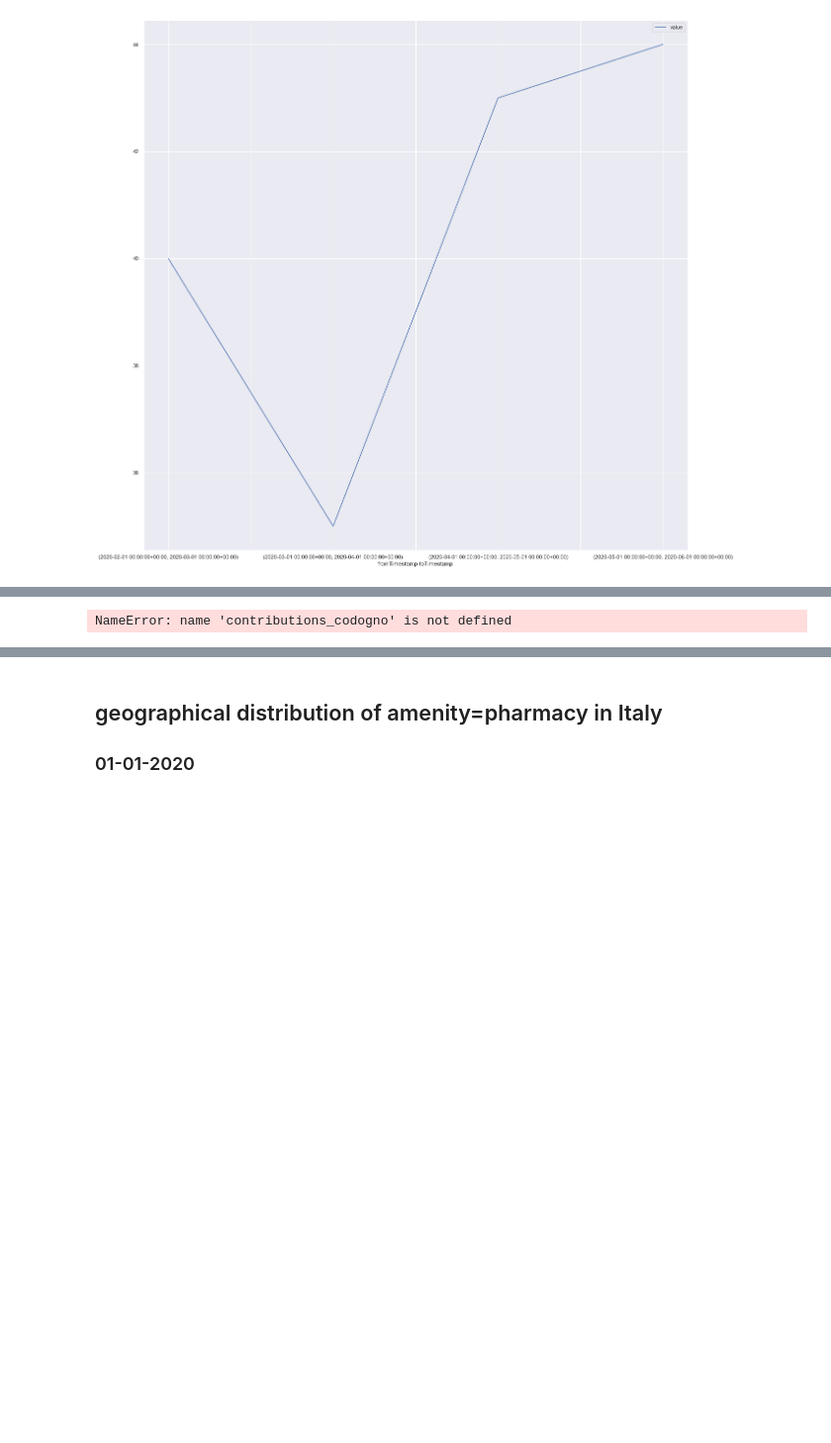
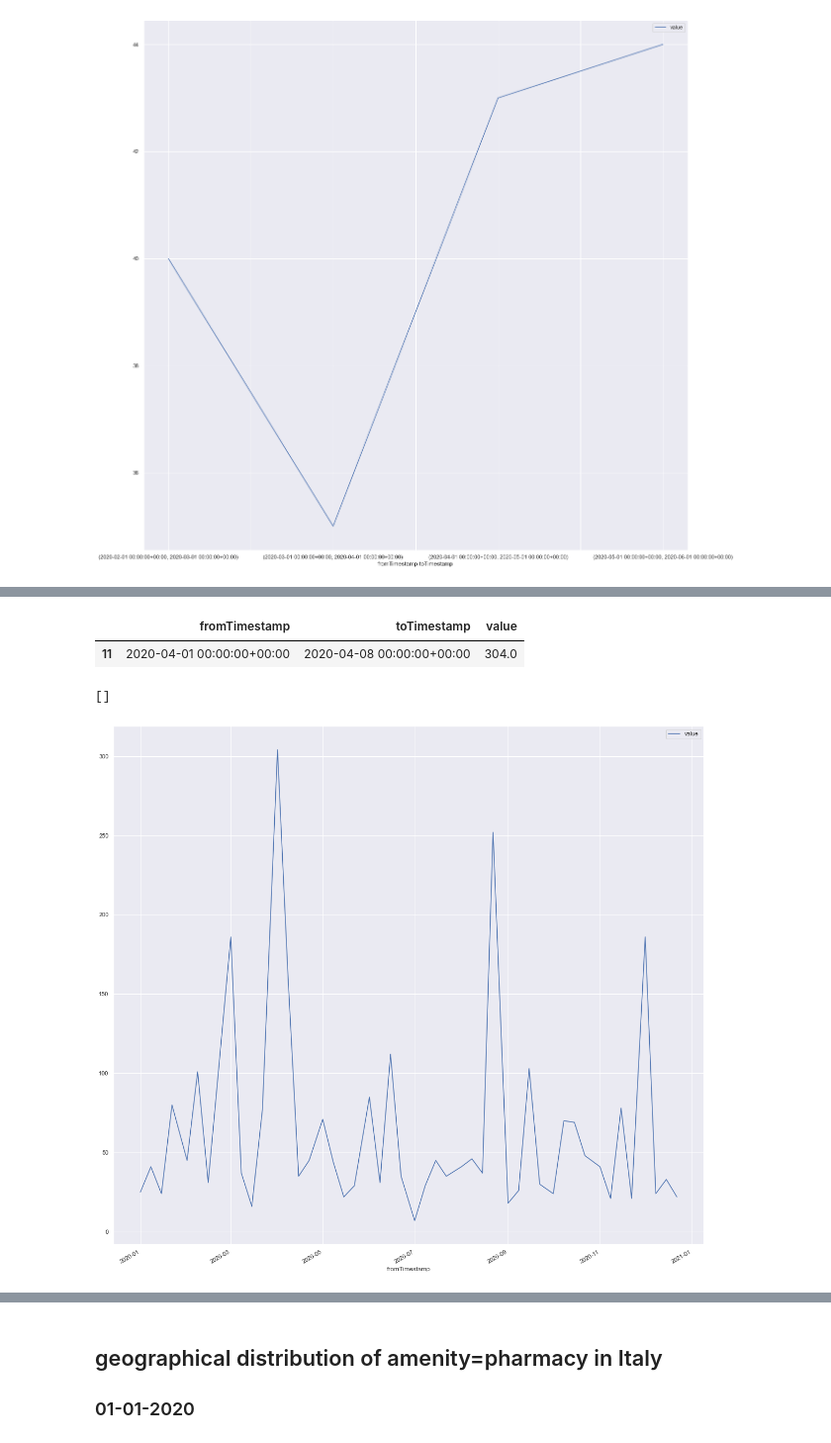
Before and after one commit to napo/osm_covid19_italy, a Jupyter notebook: osm_covid19_italy_analysis.ipynb, the cells around one changed output, grey strips where cells are left out. Shown at 99% size. Drawn from its saved outputs; the diff is of its cells as text; code cells hidden in the pictures; blank space fills up the shorter version.

```diff
--- a/osm_covid19_italy_analysis.ipynb
+++ b/osm_covid19_italy_analysis.ipynb
@@ -40,7 +40,7 @@ client = OhsomeClient()
 ohsome has timeout issues on too large intervals of queries or too large areas.
 This array is used to make calls at serial time intervals
 # %%
-interval_times=["2020-01-31/2020-02-28/P1M","2020-02-28/2020-03-31/P1M","2020-03-31/2020-04-30/P1M","2020-04-30/2020-05-31/P1M","2020-05-31/2020-06-30/P1M","2020-06-30/2020-07-31/P1M","2020-07-31/2020-08-31/P1M","2020-08-31/2020-09-30/P1M","2020-09-30/2020-10-31/P1M","2020-10-31/2020-11-30/P1M","2020-11-30/2020-12-31/P1M","2020-12-31/2021-01-01/P1M"]
+interval_times=["2020-01-01/2020-01-31/P1W","2020-02-01/2020-02-28/P1W","2020-03-01/2020-03-31/P1W","2020-04-01/2020-04-30/P1W","2020-05-01/2020-05-31/P1W","2020-06-01/2020-06-30/P1W","2020-07-01/2020-07-31/P1W","2020-08-01/2020-08-31/P1W","2020-09-01/2020-09-30/P1W","2020-10-01/2020-10-31/P1W","2020-11-01/2020-11-30/P1W","2020-12-01/2020-01-31/P1W"]
 # %%
 ## bounding boxes
 # %%
@@ -149,8 +149,7 @@ total_users_vo.as_dataframe().to_csv("data" + os.sep + "total_users_vo.csv")
 # %%
 contributions_codogno = []
 # %%
-for t in times:
-    print(t)
+for t in interval_times:
     c = client.post(bboxes=bboxes, time=t,endpoint="contributions/count",showMetadata=True)
     contributions_codogno.append(c)
 # %% [output]
@@ -160,5 +168,19 @@ times = [interval_times[0],interval_times[1],interval_times[2],interval_times[3]
+# %%
+table = []
+i = 0
+for c in contributions_codogno:
+    table.append(c.as_dataframe())
+# %%
+codogno_contributions = pd.concat(table).reset_index()
+# %%
+codogno_contributions[codogno_contributions.value == codogno_contributions.value.max()]
+# %% [output]
+|  | fromTimestamp | toTimestamp | value |
+| 11 | 2020-04-01 00:00:00+00:00 | 2020-04-08 00:00:00+00:00 | 304.0 |
 # %%
-contributions_codogno.as_dataframe().plot(figsize=(20,20))
+codogno_contributions.plot(figsize=(20,20),x='fromTimestamp',y='value')
+plt.plot()
 # %% [output]
-NameError: name 'contributions_codogno' is not defined
+[]
+[figure, added]
 # %%
```
Also changed, not shown: parts of 12 cells of this notebook.
